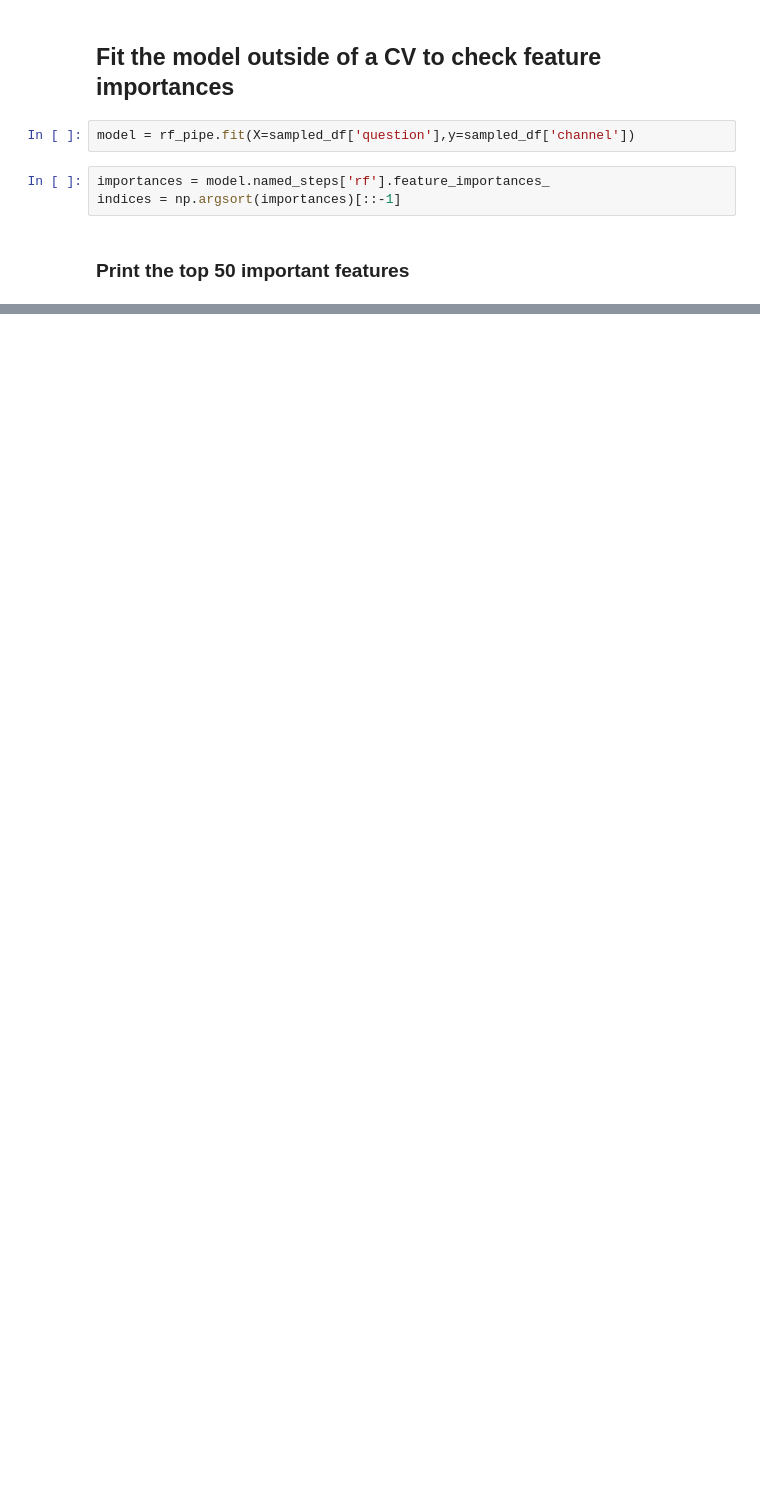
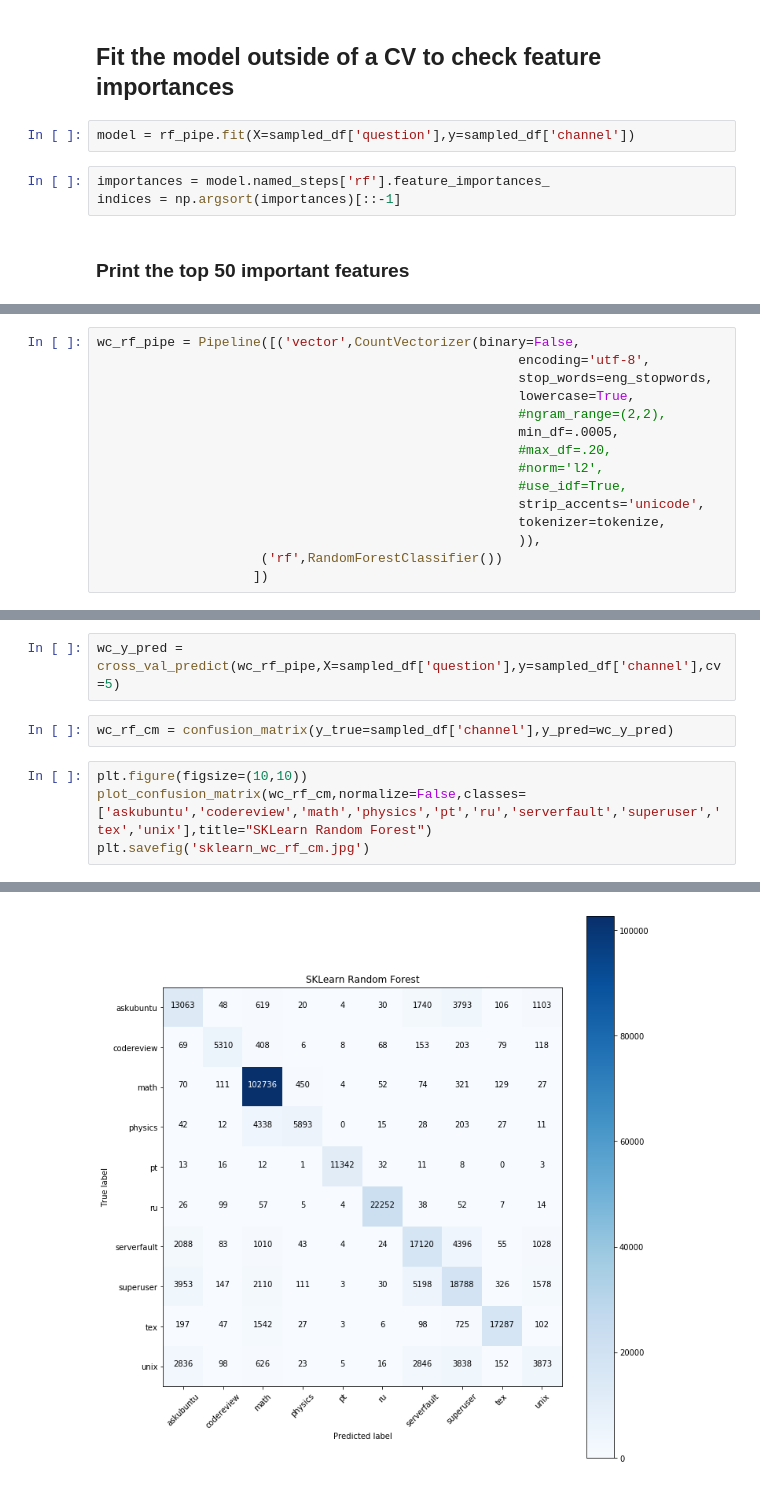
Before and after one commit to jeff1evesque/ist-664, a Jupyter notebook: StackOverflow/StackOverflow_SKLearn.ipynb, the cells around one changed output, grey strips where cells are left out. Cells and saved outputs as stored; diff of their text form; blank space fills up the shorter version.

Commit message:
Added new models for word frequency and bigrams. Pickled best model, the boolean unigram model

```diff
--- a/StackOverflow/StackOverflow_SKLearn.ipynb
+++ b/StackOverflow/StackOverflow_SKLearn.ipynb
@@ -220,0 +223,15 @@ estou
+# %%
+wc_rf_pipe = Pipeline([('vector',CountVectorizer(binary=False,
+                                                      encoding='utf-8',
+                                                      stop_words=eng_stopwords,
+                                                      lowercase=True,
+                                                      #ngram_range=(2,2),
+                                                      min_df=.0005,
+                                                      #max_df=.20,
+                                                      #norm='l2',
+                                                      #use_idf=True,
+                                                      strip_accents='unicode',
+                                                      tokenizer=tokenize,
+                                                      )),
+                     ('rf',RandomForestClassifier())
+                    ])
@@ -220,0 +247,9 @@ estou
+# %%
+wc_y_pred = cross_val_predict(wc_rf_pipe,X=sampled_df['question'],y=sampled_df['channel'],cv=5)
+# %%
+wc_rf_cm = confusion_matrix(y_true=sampled_df['channel'],y_pred=wc_y_pred)
+# %%
+plt.figure(figsize=(10,10))
+plot_confusion_matrix(wc_rf_cm,normalize=False,classes=['askubuntu','codereview','math','physics','pt','ru','serverfault','superuser','tex','unix'],title="SKLearn Random Forest")
+plt.savefig('sklearn_wc_rf_cm.jpg')
+# %% [output]
@@ -220,0 +267 @@ estou
+[figure, added]
```
Also changed, not shown: parts of 24 cells of this notebook, 7 other files.
